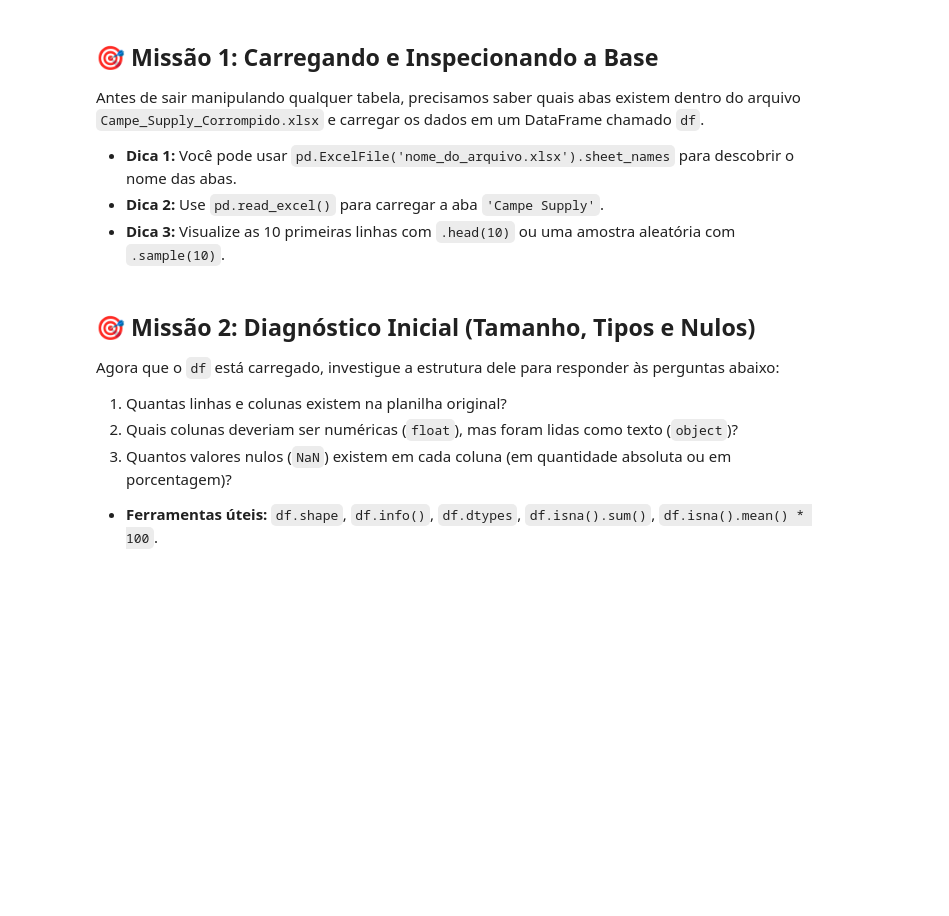
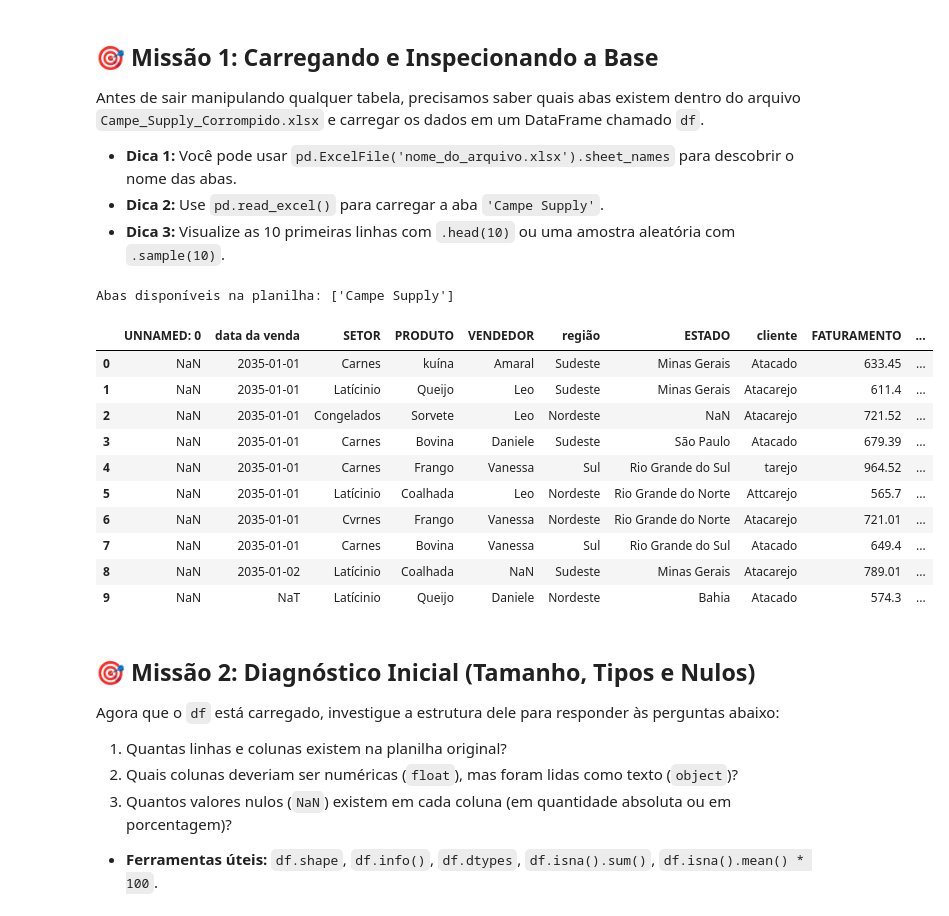
Before and after one commit to luisfecamilo-cmd/luisfecamilo-cmd_Se2.github.io, a Jupyter notebook: Exercicios/Aula_01_Exercicios_Setup_e_Diagnostico.ipynb, the cells around one changed output. Saved outputs shown, nothing was run; the diff lists cells and outputs as text; code cells hidden in the pictures; blank space fills up the shorter version.

```diff
--- a/Exercicios/Aula_01_Exercicios_Setup_e_Diagnostico.ipynb
+++ b/Exercicios/Aula_01_Exercicios_Setup_e_Diagnostico.ipynb
@@ -11,3 +8,10 @@
+# %%
+# Importe aqui as bibliotecas necessárias (Dica: pandas e numpy)
+import pandas as pd
+import numpy as np
+
+# Configurando o pandas para mostrar todas as colunas na tela
+pd.set_option('display.max_columns', None)
 # %% [markdown]
 ## 🎯 Missão 1: Carregando e Inspecionando a Base
 Antes de sair manipulando qualquer tabela, precisamos saber quais abas existem dentro do arquivo `Campe_Supply_Corrompido.xlsx` e carregar os dados em um DataFrame chamado `df`.
@@ -21,3 +22,34 @@ Antes de sair manipulando qualquer tabela, precisamos saber quais abas existem d
+# %%
+# 1. Liste as abas do arquivo Excel e carregue a aba 'Campe Supply' em uma variável df
+# Seu código aqui:
+# Verificando o nome das abas do arquivo Excel
+from pathlib import Path
+import pandas as pd
+
+# Diretório e nome do arquivo
+pasta = Path(r"C:\Users\luisf\OneDrive\Documentos\Se2_Asimove")
+caminho_arquivo = pasta / "Campe_Supply_Corrompido.xlsx"
+
+# Verificando o nome das abas do arquivo Excel
+xls = pd.ExcelFile(caminho_arquivo)
+print("Abas disponíveis na planilha:", xls.sheet_names)
+
+# Lendo a aba principal
+df = pd.read_excel(caminho_arquivo, sheet_name="Campe Supply")
+df.head(10)
+# %% [output]
+Abas disponíveis na planilha: ['Campe Supply']
+|  | UNNAMED: 0 | data da venda | SETOR | PRODUTO | VENDEDOR | região | ESTADO | cliente | FATURAMENTO | ... |
+| 0 | NaN | 2035-01-01 | Carnes | kuína | Amaral | Sudeste | Minas Gerais | Atacado | 633.45 | ... |
+| 1 | NaN | 2035-01-01 | Latícinio | Queijo | Leo | Sudeste | Minas Gerais | Atacarejo | 611.4 | ... |
+| 2 | NaN | 2035-01-01 | Congelados | Sorvete | Leo | Nordeste | NaN | Atacarejo | 721.52 | ... |
+| 3 | NaN | 2035-01-01 | Carnes | Bovina | Daniele | Sudeste | São Paulo | Atacado | 679.39 | ... |
+| 4 | NaN | 2035-01-01 | Carnes | Frango | Vanessa | Sul | Rio Grande do Sul | tarejo | 964.52 | ... |
+| 5 | NaN | 2035-01-01 | Latícinio | Coalhada | Leo | Nordeste | Rio Grande do Norte | Attcarejo | 565.7 | ... |
+| 6 | NaN | 2035-01-01 | Cvrnes | Frango | Vanessa | Nordeste | Rio Grande do Norte | Atacarejo | 721.01 | ... |
+| 7 | NaN | 2035-01-01 | Carnes | Bovina | Vanessa | Sul | Rio Grande do Sul | Atacado | 649.4 | ... |
+| 8 | NaN | 2035-01-02 | Latícinio | Coalhada | NaN | Sudeste | Minas Gerais | Atacarejo | 789.01 | ... |
+| 9 | NaN | NaT | Latícinio | Queijo | Daniele | Nordeste | Bahia | Atacado | 574.3 | ... |
 # %% [markdown]
 ## 🎯 Missão 2: Diagnóstico Inicial (Tamanho, Tipos e Nulos)
 Agora que o `df` está carregado, investigue a estrutura dele para responder às perguntas abaixo:
```
Also changed, not shown: parts of 6 cells of this notebook, 8 other files.
